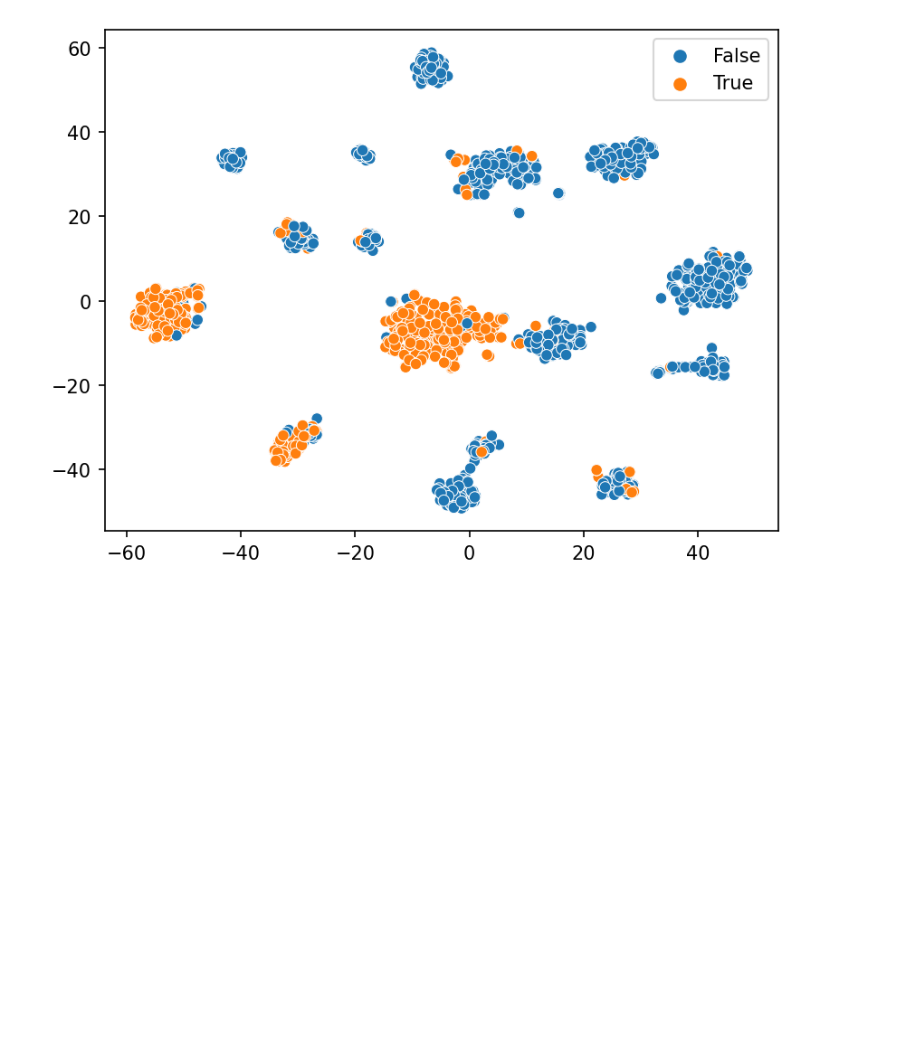
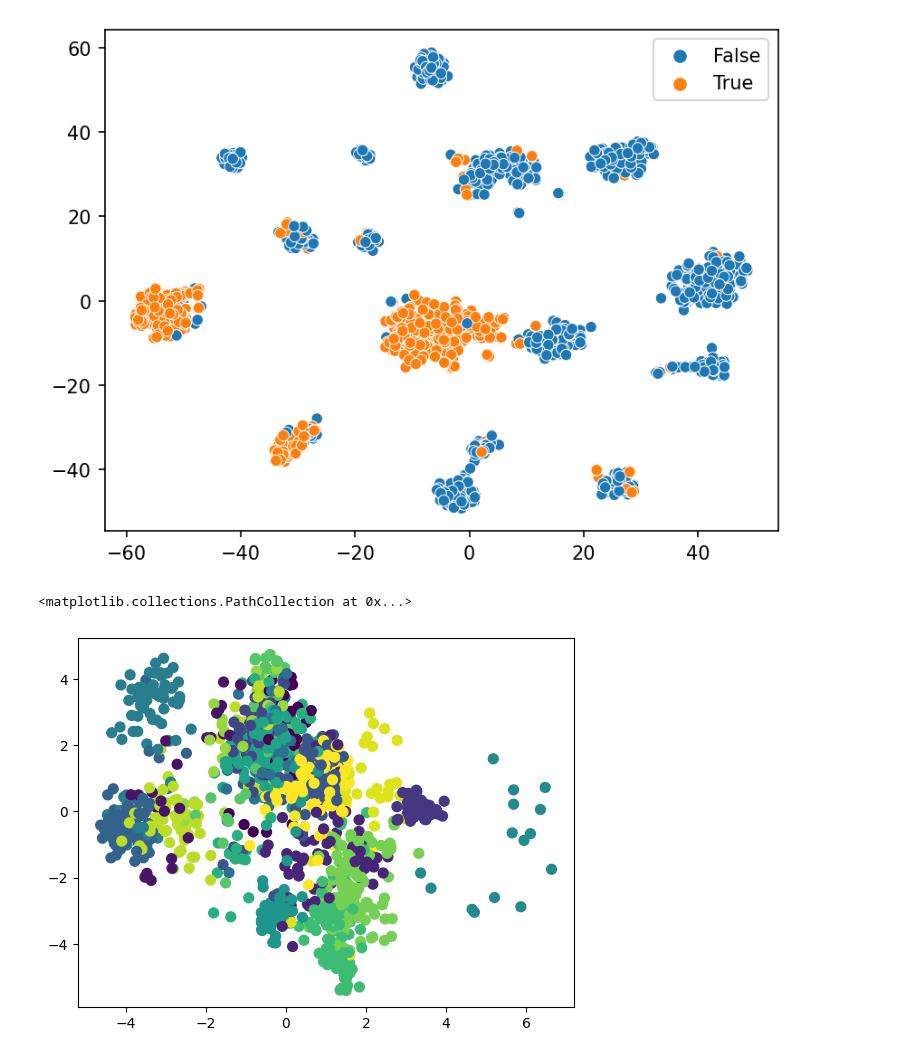
Before and after one commit to Motion115/ML-Labs, a Jupyter notebook: lab3/image_data/img_embedding_cluster.ipynb, the cells around one changed output. Saved outputs shown, nothing was run; the diff lists cells and outputs as text; code cells hidden in the pictures; blank space fills up the shorter version.

```diff
--- a/lab3/image_data/img_embedding_cluster.ipynb
+++ b/lab3/image_data/img_embedding_cluster.ipynb
@@ -166,3 +158,15 @@ sns.scatterplot(x=X_tsne[:, 0], y=X_tsne[:, 1], hue=(y==y_pred_dbscan))
 plt.show()
 # %% [output]
 [figure]
+# %%
+from sklearn.mixture import GaussianMixture as GMM
+# PCA
+pca = PCA(n_components=2)
+X_pca = pca.fit_transform(X)
+
+gmm = GMM(n_components=20).fit(X_pca)
+y_pred_gmm = gmm.predict(X_pca)
+plt.scatter(X[:, 0], X[:, 1], c=y_pred_gmm, s=50, cmap='viridis')
+# %% [output]
+<matplotlib.collections.PathCollection at 0x...>
+[figure, added]
```
Also changed, not shown: parts of 1 cell of this notebook.
